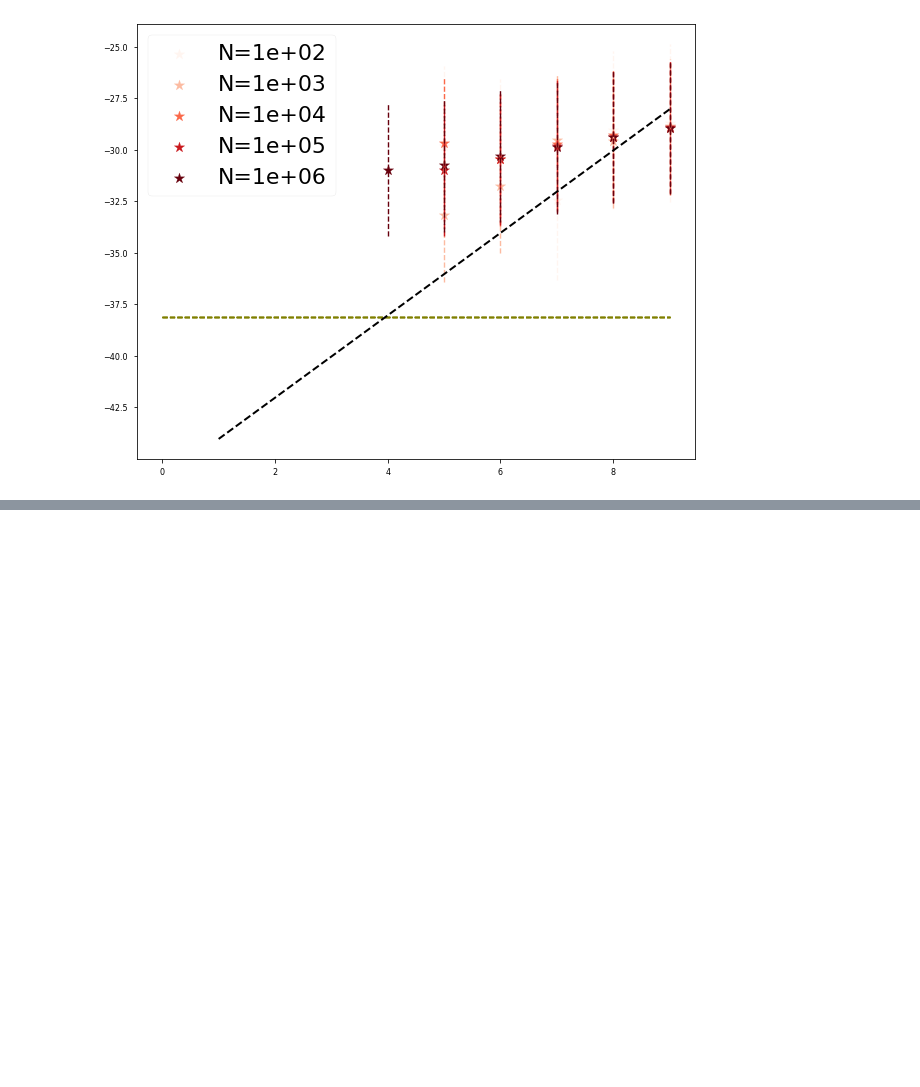
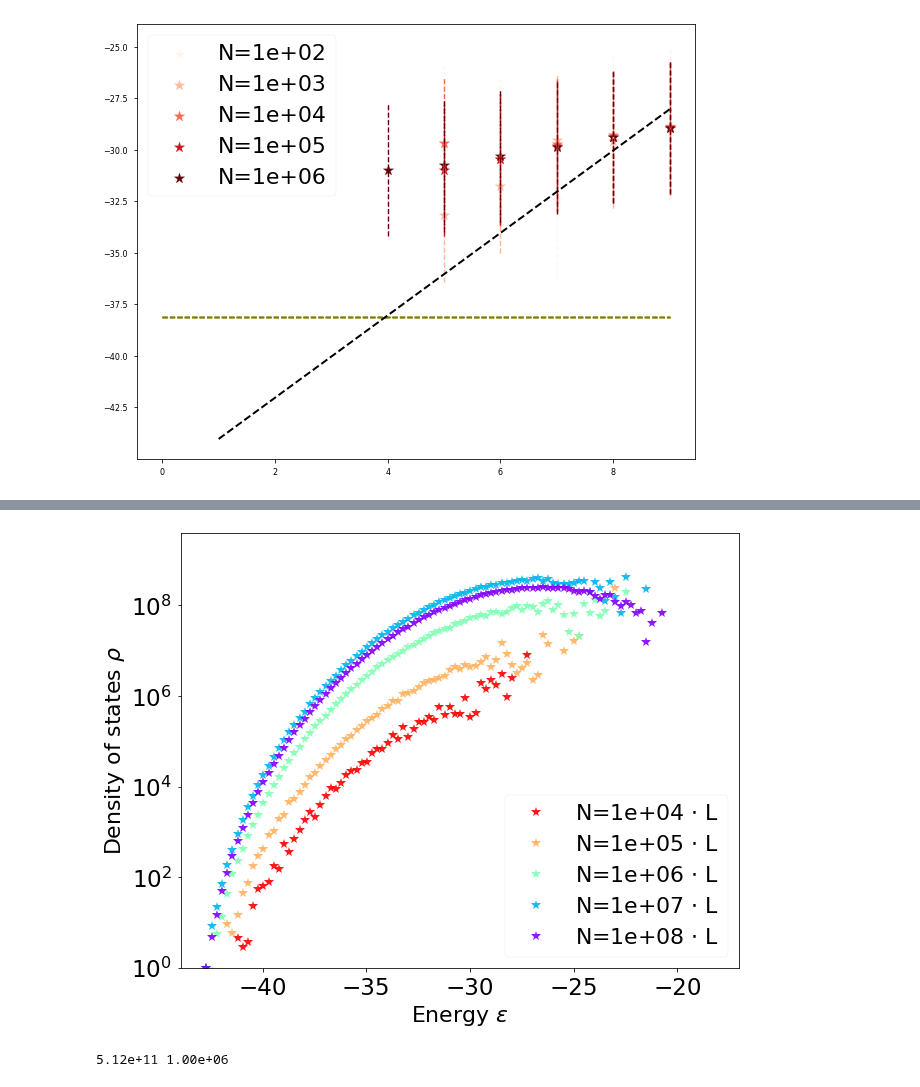
Before and after one commit to betoto008/Affinity_maturation, a Jupyter notebook: Jupyter_Notebooks/Shape_Space.ipynb, the cells around one changed output, grey strips where cells are left out. Cells and saved outputs as stored; diff of their text form; code cells hidden in the pictures; blank space fills up the shorter version.

```diff
--- a/Jupyter_Notebooks/Shape_Space.ipynb
+++ b/Jupyter_Notebooks/Shape_Space.ipynb
@@ -233,0 +265,35 @@ plt.hlines(0, 0, 4, linestyle = '--', color = 'k')
+# %%
+fig, ax = plt.subplots(1, 1, figsize = (10,8))
+
+L = 9
+Ns = np.logspace(4,8,5)
+Z = 1e93
+colors = np.flip(plt.cm.rainbow(np.linspace(0,1,len(Ts))), axis = 0)
+markers = ['^', 'o', 's', '*', 'x']
+E_0s = np.array([])
+T = 1
+for i, N in enumerate(Ns):
+    data=(np.loadtxt(Text_files_path + 'output_N-%d.txt'%(N)))
+    E = data[:,0]
+    ds = np.linspace(0, L);
+    data_E = np.histogram(E, bins =np.linspace(-42.7, -18, 100), density = False);
+    deltaE = abs(-43+18)/100
+    E_0s = np.append(E_0s, data_E[0][0]/(np.exp(-data_E[1][0]/T)))
+    ax.plot(data_E[1][:-1], (data_E[0]/(np.exp(-data_E[1][:-1]/T)))/(data_E[0][0]/(np.exp(-data_E[1][0]/T))), color = colors[i], linestyle = '', marker = '*', ms = 10, alpha = 0.9, label = r"N=%.e $\cdot$ L"%(N));
+
+    #ax[0].plot(data_E[1][:-1], data_E[0], color = 'olive', linestyle = '', marker = '*', ms = 10);
+
+ax.set_ylim(1,4e9)
+ax.set_yscale('log');
+ax.set_xlabel('Energy $\epsilon$', fontsize = 22)
+ax.set_ylabel(r'Density of states $\rho$', fontsize = 22)
+ax.tick_params(labelsize = 23)
+ax.legend(loc = 4, fontsize = 22)
+
+fig.savefig('../Figures/Density_of_States_MCMC_BCRs_MJ_N.png')
+# %% [output]
+[figure, added]
+# %%
+print('%.2e'%(20**9), '%.2e'%(len(E)))
+# %% [output]
+5.12e+11 1.00e+06
```
Also changed, not shown: parts of 7 cells of this notebook, 9 other files.
